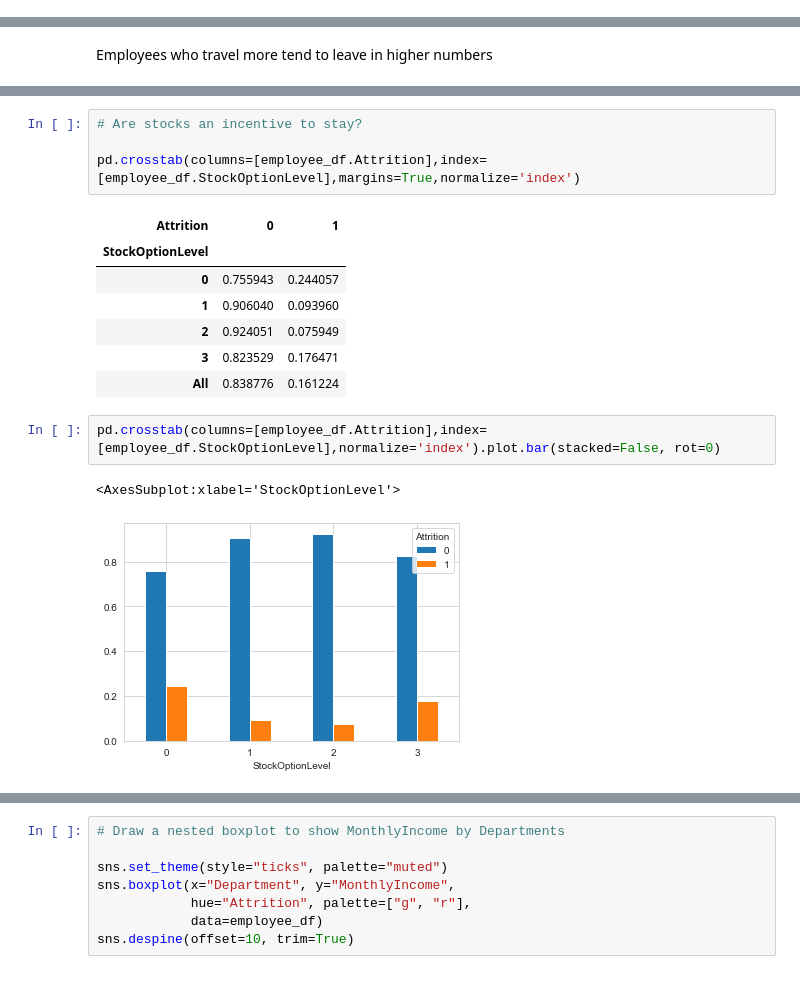
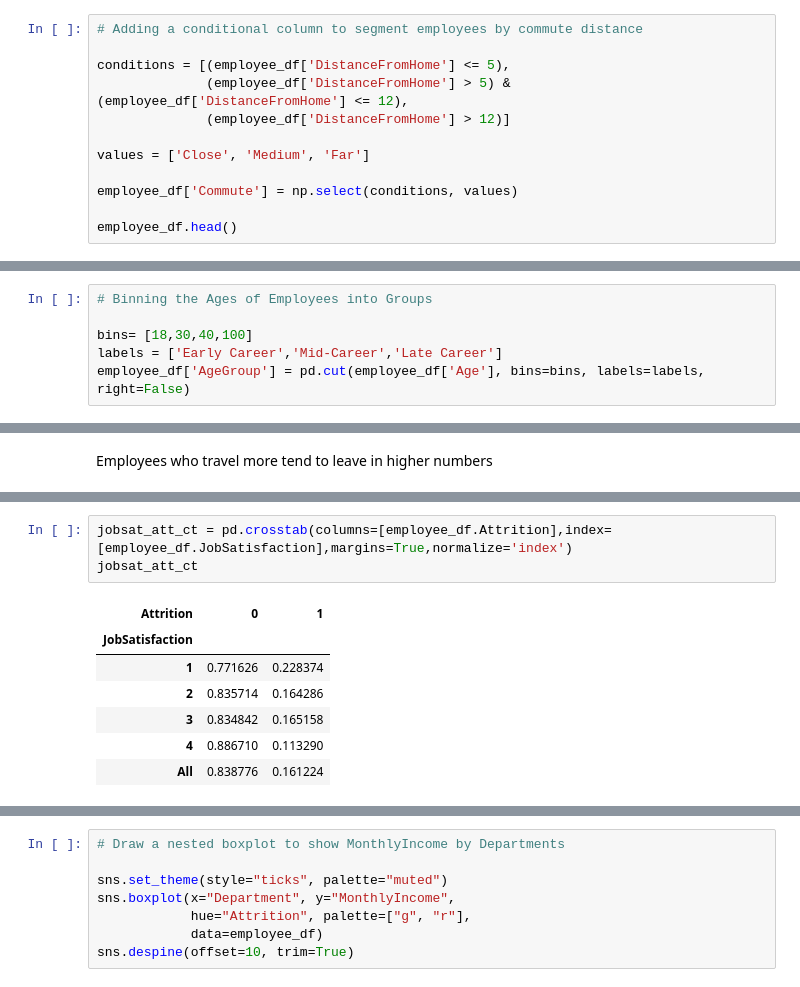
Before and after one commit to Robert-Lewis3/Springboard, a Jupyter notebook: Capstone3/Employee Attrition.ipynb, the cells around one changed output, grey strips where cells are left out. Cells and saved outputs as stored; diff of their text form.

```diff
--- a/Capstone3/Employee Attrition.ipynb
+++ b/Capstone3/Employee Attrition.ipynb
@@ -146,0 +145,12 @@ employee_df['Year_Start_Role'].value_counts()
+# %%
+# Adding a conditional column to segment employees by commute distance
+
+conditions = [(employee_df['DistanceFromHome'] <= 5),
+              (employee_df['DistanceFromHome'] > 5) & (employee_df['DistanceFromHome'] <= 12),
+              (employee_df['DistanceFromHome'] > 12)]
+
+values = ['Close', 'Medium', 'Far']
+
+employee_df['Commute'] = np.select(conditions, values)
+
+employee_df.head()
@@ -146,0 +165,6 @@ employee_df['Year_Start_Role'].value_counts()
+# %%
+# Binning the Ages of Employees into Groups
+
+bins= [18,30,40,100]
+labels = ['Early Career','Mid-Career','Late Career']
+employee_df['AgeGroup'] = pd.cut(employee_df['Age'], bins=bins, labels=labels, right=False)
@@ -226,17 +431,11 @@ Employees who travel more tend to leave in higher numbers
 # %%
-# Are stocks an incentive to stay?
-
-pd.crosstab(columns=[employee_df.Attrition],index=[employee_df.StockOptionLevel],margins=True,normalize='index')
+jobsat_att_ct = pd.crosstab(columns=[employee_df.Attrition],index=[employee_df.JobSatisfaction],margins=True,normalize='index')
+jobsat_att_ct
 # %% [output]
 | Attrition | 0 | 1 |
-| StockOptionLevel |  |  |
-| 0 | 0.755943 | 0.244057 |
-| 1 | 0.906040 | 0.093960 |
-| 2 | 0.924051 | 0.075949 |
-| 3 | 0.823529 | 0.176471 |
+| JobSatisfaction |  |  |
+| 1 | 0.771626 | 0.228374 |
+| 2 | 0.835714 | 0.164286 |
+| 3 | 0.834842 | 0.165158 |
+| 4 | 0.886710 | 0.113290 |
 | All | 0.838776 | 0.161224 |
-# %%
-pd.crosstab(columns=[employee_df.Attrition],index=[employee_df.StockOptionLevel],normalize='index').plot.bar(stacked=False, rot=0)
-# %% [output]
-<AxesSubplot:xlabel='StockOptionLevel'>
-[figure, removed]
```
Also changed, not shown: parts of 86 cells of this notebook.
